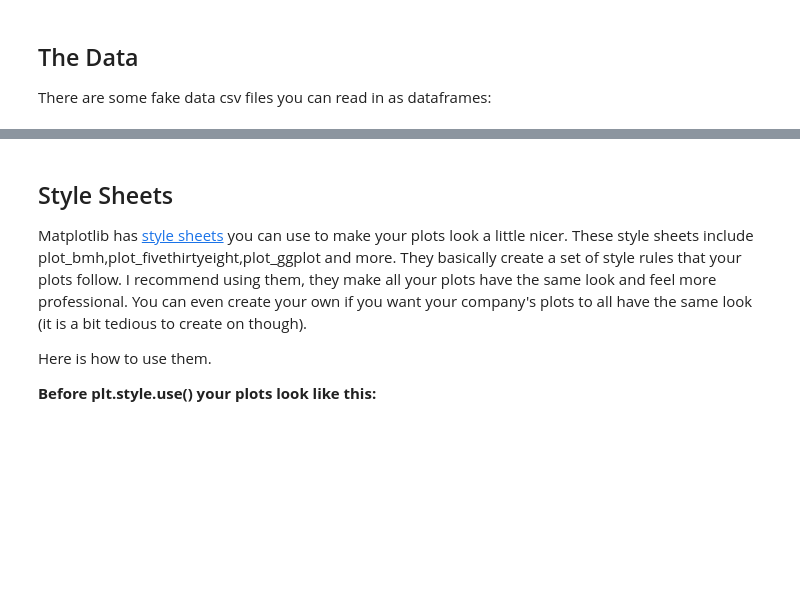
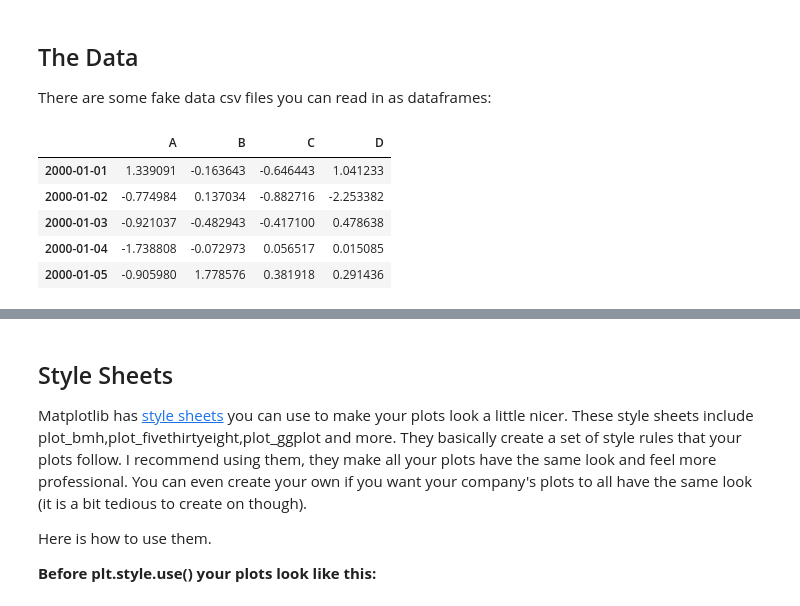
Before and after one commit to bpafoshizle/python-data-science-ml-bootcamp, a Jupyter notebook: notebooks/Python-Data-Science-and-Machine-Learning-Bootcamp/Python-for-Data-Visualization/Pandas Built-in Data Viz/Pandas Built-in Data Visualization.ipynb, the cells around one changed output, grey strips where cells are left out. Cells and saved outputs as stored; diff of their text form; code cells hidden in the pictures; blank space fills up the shorter version.

```diff
--- a/notebooks/Python-Data-Science-and-Machine-Learning-Bootcamp/Python-for-Data-Visualization/Pandas Built-in Data Viz/Pandas Built-in Data Visualization.ipynb
+++ b/notebooks/Python-Data-Science-and-Machine-Learning-Bootcamp/Python-for-Data-Visualization/Pandas Built-in Data Viz/Pandas Built-in Data Visualization.ipynb
@@ -21,4 +21,11 @@ import seaborn as sns
 There are some fake data csv files you can read in as dataframes:
 # %%
 df1 = pd.read_csv('df1',index_col=0)
-df2 = pd.read_csv('df2')
+df1.head()
+# %% [output]
+|  | A | B | C | D |
+| 2000-01-01 | 1.339091 | -0.163643 | -0.646443 | 1.041233 |
+| 2000-01-02 | -0.774984 | 0.137034 | -0.882716 | -2.253382 |
+| 2000-01-03 | -0.921037 | -0.482943 | -0.417100 | 0.478638 |
+| 2000-01-04 | -1.738808 | -0.072973 | 0.056517 | 0.015085 |
+| 2000-01-05 | -0.905980 | 1.778576 | 0.381918 | 0.291436 |
```
Also changed, not shown: parts of 16 cells of this notebook, 1 other file.
